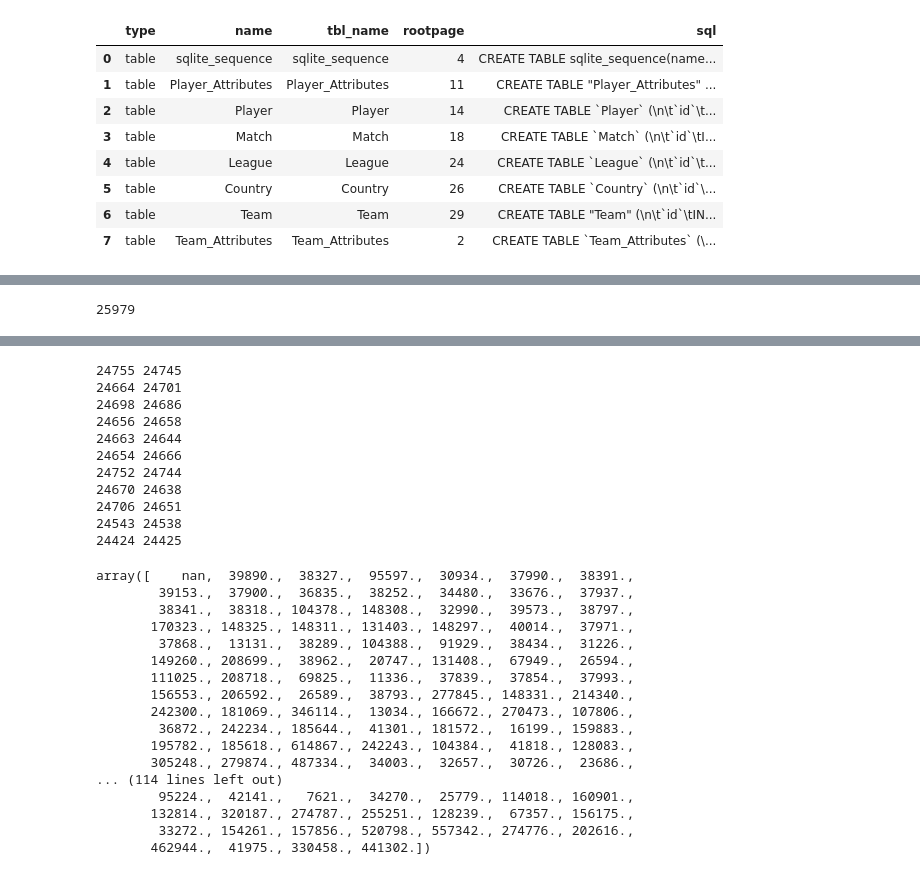
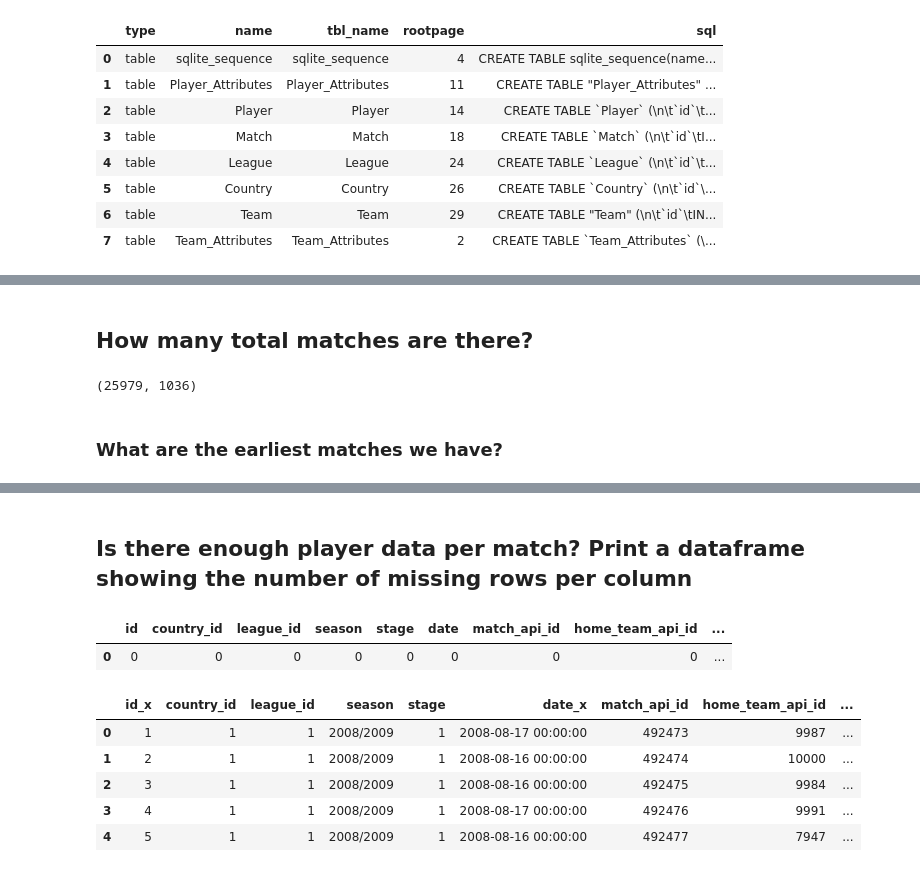
Before and after one commit to Ferox98/World-cup-predictions, a Jupyter notebook: analysis.ipynb, the cells around one changed output, grey strips where cells are left out. Drawn from its saved outputs; the diff is of its cells as text; code cells hidden in the pictures.

Commit message:
data pre-processing and elementary model fitting

```diff
--- a/analysis.ipynb
+++ b/analysis.ipynb
@@ -41,6 +32,9 @@ matches_df.iloc[:5, :]
+# %% [markdown]
+## How many total matches are there?
 # %%
-# How many total matches are there?
-print(len(matches_df))
+matches_df.shape
 # %% [output]
-25979
+(25979, 1036)
+# %% [markdown]
+### What are the earliest matches we have?
 # %%
@@ -53,40 +46,41 @@ matches_df.sort_values(by='date', ascending=True).iloc[0:5, :]
 | 24560 | 24561 | 24558 | 24558 | 2008/2009 | 1 | 2008-07-20 00:00:00 | 486265 | 10199 | ... |
 | 24561 | 24562 | 24558 | 24558 | 2008/2009 | 1 | 2008-07-20 00:00:00 | 486266 | 7955 | ... |
 | 24613 | 24614 | 24558 | 24558 | 2008/2009 | 2 | 2008-07-23 00:00:00 | 486268 | 6493 | ... |
+# %% [markdown]
+## Is there enough player data per match? Print a dataframe showing the number of missing rows per column
 # %%
-# Is there enough player data per match?
-for i in range(1, 12):
-    print(len(matches_df[~matches_df[f'home_player_{i}'].isna()]),
-          len(matches_df[~matches_df[f'away_player_{i}'].isna()]))
+# matches_df = matches_df.dropna(subset=[f'home_player_{i}' for i in range(1, 12)], axis=0)
+# matches_df = matches_df.dropna(subset=[f'away_player_{i}' for i in range(1, 12)], axis=0)
+for col in matches_df.columns:
+    if f'home_player_' in col:
+        matches_df[col] = matches_df[col].fillna(matches_df[col].mean())
+matches_df = matches_df.iloc[:, :-30] # remove betting features
+
+dic = dict(zip(matches_df.columns, matches_df.isna().sum()))
+na_df = pd.DataFrame([dic])
+na_df
 # %% [output]
-24755 24745
-24664 24701
-24698 24686
-24656 24658
-24663 24644
-24654 24666
-24752 24744
-24670 24638
-24706 24651
-24543 24538
-24424 24425
+|  | id | country_id | league_id | season | stage | date | match_api_id | home_team_api_id | ... |
+| 0 | 0 | 0 | 0 | 0 | 0 | 0 | 0 | 0 | ... |
-# %%
-matches_df[f'home_player_1'].unique()
-# %% [output]
-array([    nan,  39890.,  38327.,  95597.,  30934.,  37990.,  38391.,
-        39153.,  37900.,  36835.,  38252.,  34480.,  33676.,  37937.,
-        38341.,  38318., 104378., 148308.,  32990.,  39573.,  38797.,
-       170323., 148325., 148311., 131403., 148297.,  40014.,  37971.,
-        37868.,  13131.,  38289., 104388.,  91929.,  38434.,  31226.,
-       149260., 208699.,  38962.,  20747., 131408.,  67949.,  26594.,
-       111025., 208718.,  69825.,  11336.,  37839.,  37854.,  37993.,
-       156553., 206592.,  26589.,  38793., 277845., 148331., 214340.,
-       242300., 181069., 346114.,  13034., 166672., 270473., 107806.,
-        36872., 242234., 185644.,  41301., 181572.,  16199., 159883.,
-       195782., 185618., 614867., 242243., 104384.,  41818., 128083.,
-       305248., 279874., 487334.,  34003.,  32657.,  30726.,  23686.,
-... (114 lines left out)
-        95224.,  42141.,   7621.,  34270.,  25779., 114018., 160901.,
-       132814., 320187., 274787., 255251., 128239.,  67357., 156175.,
-        33272., 154261., 157856., 520798., 557342., 274776., 202616.,
-       462944.,  41975., 330458., 441302.])
+# %%
+# merge matches dataframe with team attributes frame by team ID and season
+def get_season(date):
+    year, month = date.split('-')[0], date.split('-')[1]
+    # typical season runs from august to may
+    if (int(month) < 8):
+        return f'{int(year)-1}/{year}'
+    return f'{year}/{int(year)+1}'
+
+team_attributes_df['season_new'] = team_attributes_df['date'].apply(get_season)
+# There are duplicate seasons for some players
+matches_df = matches_df.merge(team_attributes_df, left_on=['home_team_api_id','season'], right_on = ['team_api_id','season_new'], how='left')
+matches_df = matches_df.merge(team_attributes_df, left_on=['away_team_api_id','season'], right_on = ['team_api_id','season_new'], how='left')
+# matches_df = matches_df.drop(['home_team_api_id', 'team_api_id', 'match_id', 'date', 'match_api_id', 'away_team_api_id'])
+matches_df.head()
+# %% [output]
+|  | id_x | country_id | league_id | season | stage | date_x | match_api_id | home_team_api_id | ... |
+| 0 | 1 | 1 | 1 | 2008/2009 | 1 | 2008-08-17 00:00:00 | 492473 | 9987 | ... |
+| 1 | 2 | 1 | 1 | 2008/2009 | 1 | 2008-08-16 00:00:00 | 492474 | 10000 | ... |
+| 2 | 3 | 1 | 1 | 2008/2009 | 1 | 2008-08-16 00:00:00 | 492475 | 9984 | ... |
+| 3 | 4 | 1 | 1 | 2008/2009 | 1 | 2008-08-17 00:00:00 | 492476 | 9991 | ... |
+| 4 | 5 | 1 | 1 | 2008/2009 | 1 | 2008-08-16 00:00:00 | 492477 | 7947 | ... |
```
Also changed, not shown: parts of 27 cells of this notebook, 1 other file.
